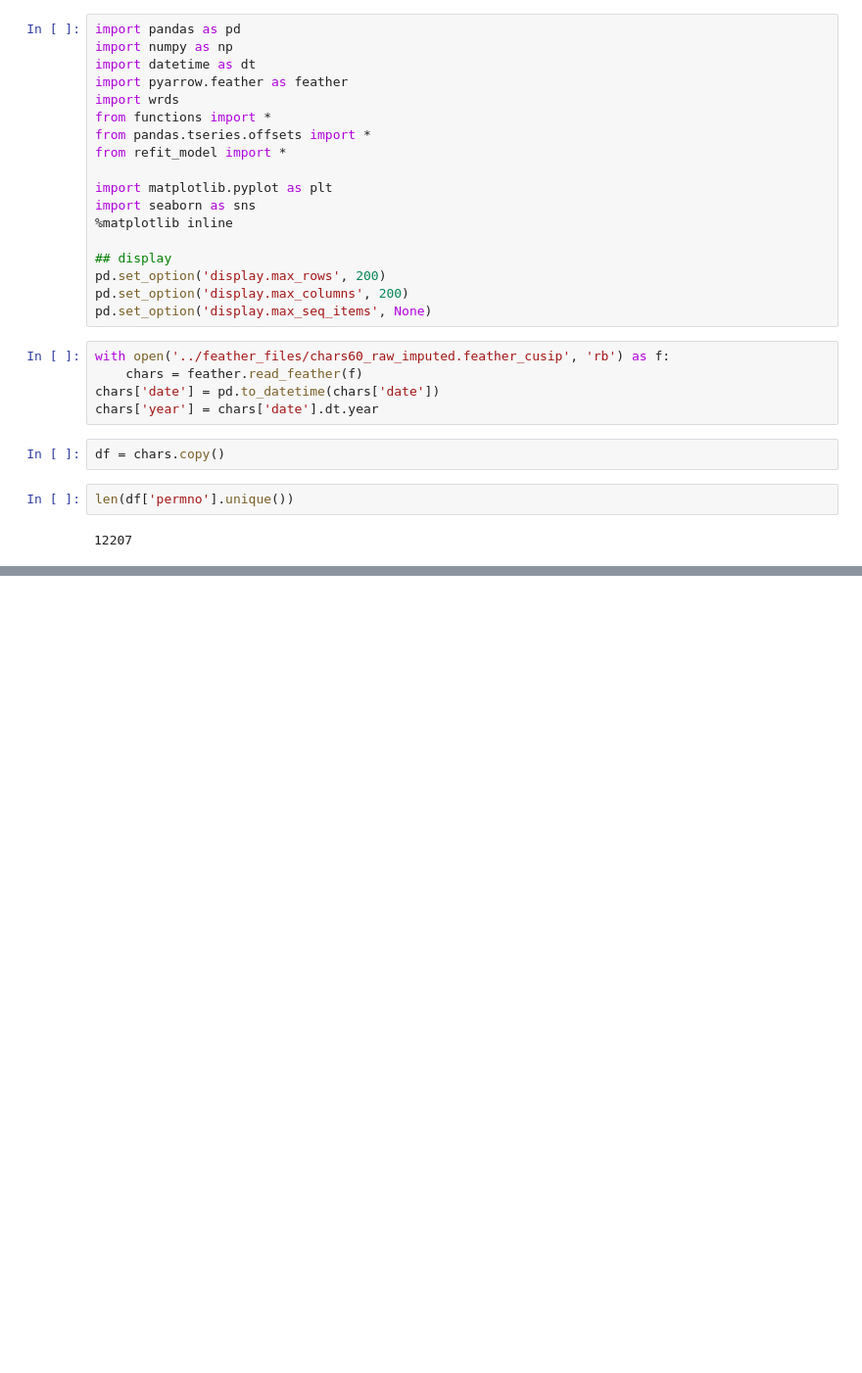
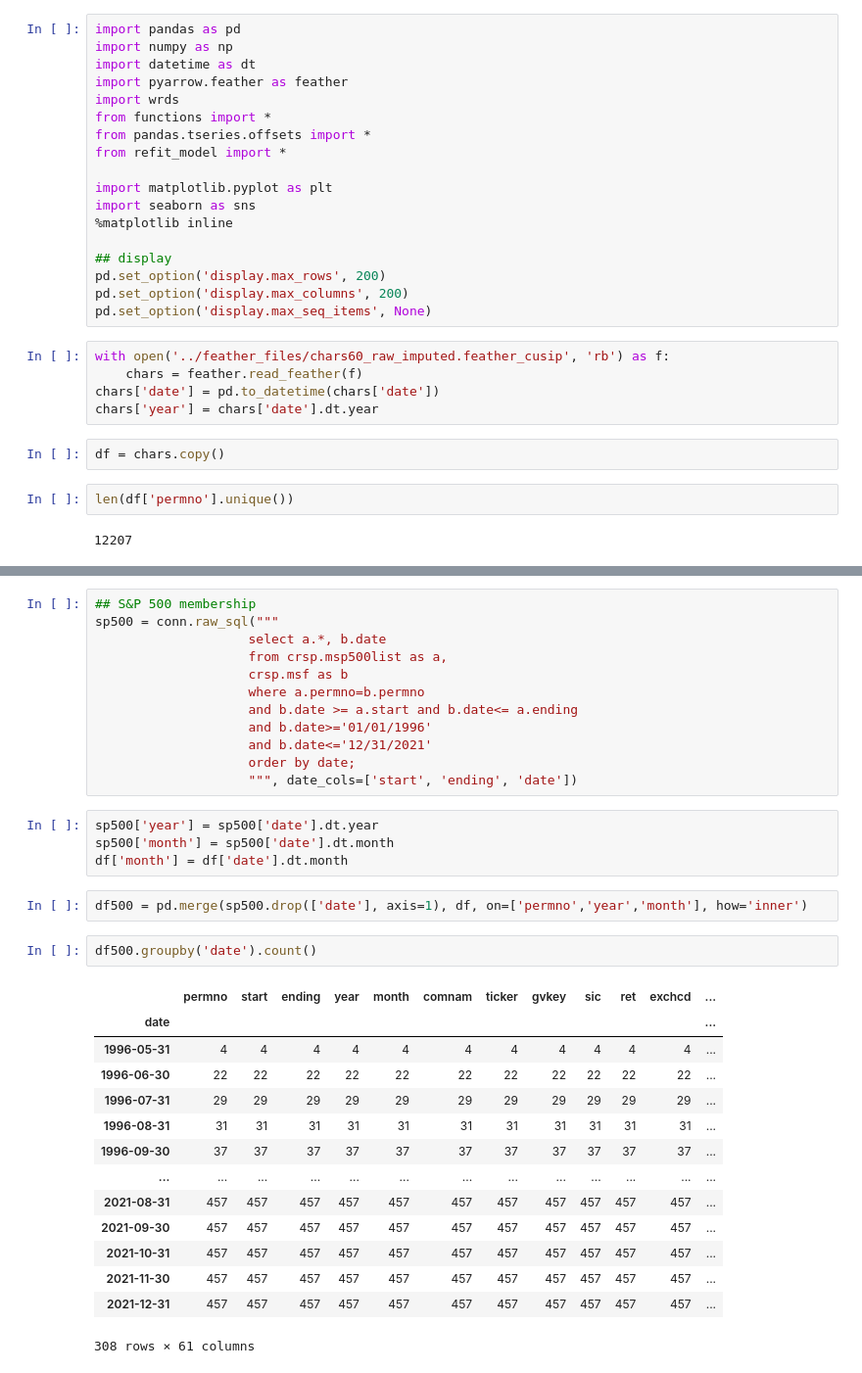
Before and after one commit to jiwonlydia/ReturnPrediction, a Jupyter notebook: link_on_cusip_all.ipynb, the cells around one changed output, grey strips where cells are left out. Shown at 98% size. Cells and saved outputs as stored; diff of their text form; blank space fills up the shorter version.

```diff
--- a/link_on_cusip_all.ipynb
+++ b/link_on_cusip_all.ipynb
@@ -29,0 +82,35 @@ len(df['permno'].unique())
+# %%
+## S&P 500 membership
+sp500 = conn.raw_sql("""
+                    select a.*, b.date
+                    from crsp.msp500list as a,
+                    crsp.msf as b
+                    where a.permno=b.permno
+                    and b.date >= a.start and b.date<= a.ending
+                    and b.date>='01/01/1996'
+                    and b.date<='12/31/2021'
+                    order by date;
+                    """, date_cols=['start', 'ending', 'date'])
+# %%
+sp500['year'] = sp500['date'].dt.year
+sp500['month'] = sp500['date'].dt.month
+df['month'] = df['date'].dt.month
+# %%
+df500 = pd.merge(sp500.drop(['date'], axis=1), df, on=['permno','year','month'], how='inner')
+# %%
+df500.groupby('date').count()
+# %% [output]
+|  | permno | start | ending | year | month | comnam | ticker | gvkey | sic | ret | exchcd | ... |
+| date |  |  |  |  |  |  |  |  |  |  |  | ... |
+| 1996-05-31 | 4 | 4 | 4 | 4 | 4 | 4 | 4 | 4 | 4 | 4 | 4 | ... |
+| 1996-06-30 | 22 | 22 | 22 | 22 | 22 | 22 | 22 | 22 | 22 | 22 | 22 | ... |
+| 1996-07-31 | 29 | 29 | 29 | 29 | 29 | 29 | 29 | 29 | 29 | 29 | 29 | ... |
+| 1996-08-31 | 31 | 31 | 31 | 31 | 31 | 31 | 31 | 31 | 31 | 31 | 31 | ... |
+| 1996-09-30 | 37 | 37 | 37 | 37 | 37 | 37 | 37 | 37 | 37 | 37 | 37 | ... |
+| ... | ... | ... | ... | ... | ... | ... | ... | ... | ... | ... | ... | ... |
+| 2021-08-31 | 457 | 457 | 457 | 457 | 457 | 457 | 457 | 457 | 457 | 457 | 457 | ... |
+| 2021-09-30 | 457 | 457 | 457 | 457 | 457 | 457 | 457 | 457 | 457 | 457 | 457 | ... |
+| 2021-10-31 | 457 | 457 | 457 | 457 | 457 | 457 | 457 | 457 | 457 | 457 | 457 | ... |
+| 2021-11-30 | 457 | 457 | 457 | 457 | 457 | 457 | 457 | 457 | 457 | 457 | 457 | ... |
+| 2021-12-31 | 457 | 457 | 457 | 457 | 457 | 457 | 457 | 457 | 457 | 457 | 457 | ... |
+308 rows × 61 columns
```
Also changed, not shown: parts of 15 cells of this notebook, 7 other files.
